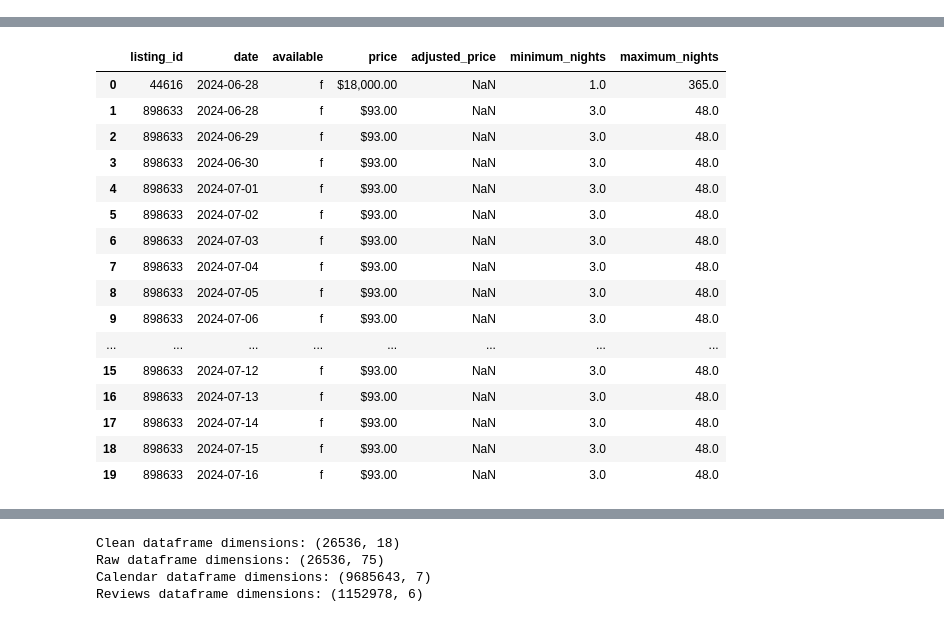
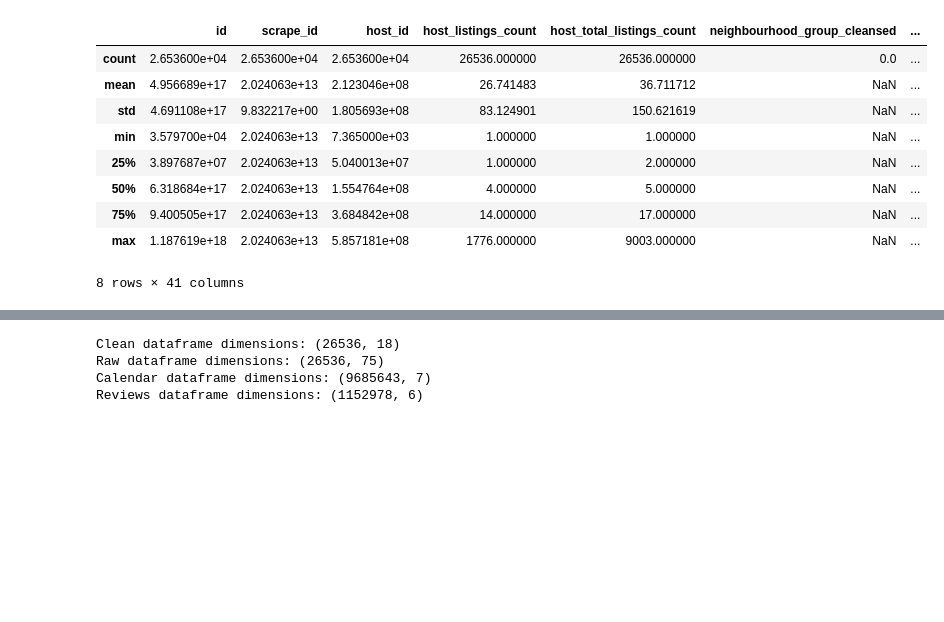
Before and after one commit to leonfgz48/Mineria_de_Datos_Proyecto, a Jupyter notebook: EDA_airbnb.ipynb, the cells around one changed output, grey strips where cells are left out. Saved outputs shown, nothing was run; the diff lists cells and outputs as text; code cells hidden in the pictures; blank space fills up the shorter version.

```diff
--- a/EDA_airbnb.ipynb
+++ b/EDA_airbnb.ipynb
@@ -11,3 +21,16 @@ reviews_data = pd.read_csv("https://data.insideairbnb.com/mexico/df/mexico-city/
+# %%
+raw_list.describe()
+# %% [output]
+|  | id | scrape_id | host_id | host_listings_count | host_total_listings_count | neighbourhood_group_cleansed | ... |
+| count | 2.653600e+04 | 2.653600e+04 | 2.653600e+04 | 26536.000000 | 26536.000000 | 0.0 | ... |
+| mean | 4.956689e+17 | 2.024063e+13 | 2.123046e+08 | 26.741483 | 36.711712 | NaN | ... |
+| std | 4.691108e+17 | 9.832217e+00 | 1.805693e+08 | 83.124901 | 150.621619 | NaN | ... |
+| min | 3.579700e+04 | 2.024063e+13 | 7.365000e+03 | 1.000000 | 1.000000 | NaN | ... |
+| 25% | 3.897687e+07 | 2.024063e+13 | 5.040013e+07 | 1.000000 | 2.000000 | NaN | ... |
+| 50% | 6.318684e+17 | 2.024063e+13 | 1.554764e+08 | 4.000000 | 5.000000 | NaN | ... |
+| 75% | 9.400505e+17 | 2.024063e+13 | 3.684842e+08 | 14.000000 | 17.000000 | NaN | ... |
+| max | 1.187619e+18 | 2.024063e+13 | 5.857181e+08 | 1776.000000 | 9003.000000 | NaN | ... |
+8 rows × 41 columns
 # %%
 clean_list.head()
 # %% [output]
@@ -17,23 +40,3 @@ clean_list.head()
 | 2 | 44616 | CONDESA HAUS B&B | 196253 | Fernando | NaN | Cuauhtémoc | 19.41162 | -99.17794 | ... |
 | 3 | 913084 | 15 blocks from Paseo de la Reforma | 4647293 | Martina | NaN | Miguel Hidalgo | 19.43956 | -99.17263 | ... |
 | 4 | 67703 | 2 bedroom apt. deco bldg, Condesa | 334451 | Nicholas | NaN | Cuauhtémoc | 19.41152 | -99.16857 | ... |
-# %%
-calendar_data.head(20)
-# %% [output]
-|  | listing_id | date | available | price | adjusted_price | minimum_nights | maximum_nights |
-| 0 | 44616 | 2024-06-28 | f | $18,000.00 | NaN | 1.0 | 365.0 |
-| 1 | 898633 | 2024-06-28 | f | $93.00 | NaN | 3.0 | 48.0 |
-| 2 | 898633 | 2024-06-29 | f | $93.00 | NaN | 3.0 | 48.0 |
-| 3 | 898633 | 2024-06-30 | f | $93.00 | NaN | 3.0 | 48.0 |
-| 4 | 898633 | 2024-07-01 | f | $93.00 | NaN | 3.0 | 48.0 |
-| 5 | 898633 | 2024-07-02 | f | $93.00 | NaN | 3.0 | 48.0 |
-| 6 | 898633 | 2024-07-03 | f | $93.00 | NaN | 3.0 | 48.0 |
-| 7 | 898633 | 2024-07-04 | f | $93.00 | NaN | 3.0 | 48.0 |
-| 8 | 898633 | 2024-07-05 | f | $93.00 | NaN | 3.0 | 48.0 |
-| 9 | 898633 | 2024-07-06 | f | $93.00 | NaN | 3.0 | 48.0 |
-| ... | ... | ... | ... | ... | ... | ... | ... |
-| 15 | 898633 | 2024-07-12 | f | $93.00 | NaN | 3.0 | 48.0 |
-| 16 | 898633 | 2024-07-13 | f | $93.00 | NaN | 3.0 | 48.0 |
-| 17 | 898633 | 2024-07-14 | f | $93.00 | NaN | 3.0 | 48.0 |
-| 18 | 898633 | 2024-07-15 | f | $93.00 | NaN | 3.0 | 48.0 |
-| 19 | 898633 | 2024-07-16 | f | $93.00 | NaN | 3.0 | 48.0 |
```
Also changed, not shown: parts of 25 cells of this notebook.
